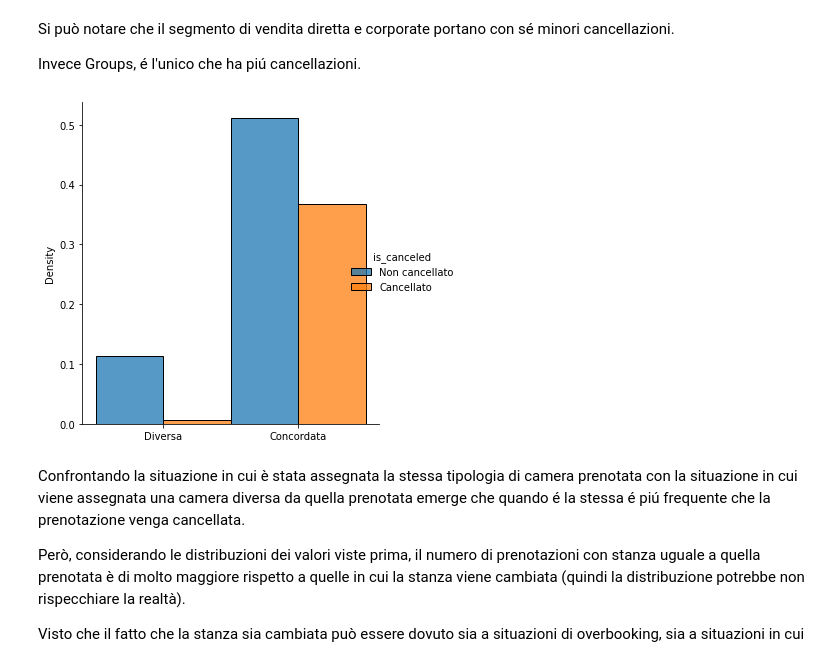
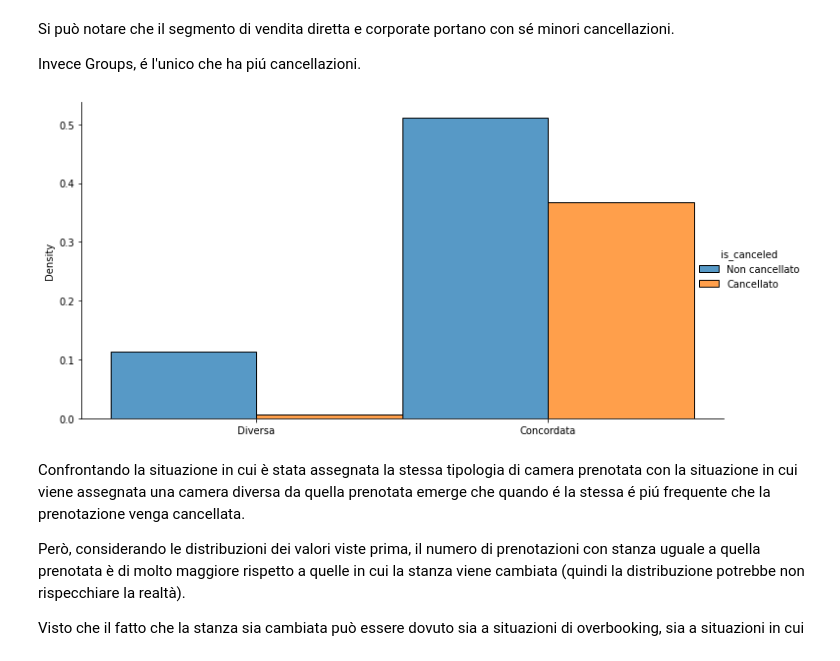
Before and after one commit to AndreaGiulianelli/hotel-booking-demand-project, a Jupyter notebook: hotel_booking_demand_project.ipynb, the cells around one changed output. Saved outputs shown, nothing was run; the diff lists cells and outputs as text; code cells hidden in the pictures.

```diff
--- a/hotel_booking_demand_project.ipynb
+++ b/hotel_booking_demand_project.ipynb
@@ -763,11 +763,11 @@ Si può notare che il segmento di vendita diretta e corporate portano con sé mi
 
 Invece Groups, é l'unico che ha piú cancellazioni.
 # %%
-g = sns.displot(x=agreed_room.map({True:"Concordata", False:"Diversa"}), hue=reservations.is_canceled, multiple="dodge", stat="density");
+g = sns.displot(x=agreed_room.map({True:"Concordata", False:"Diversa"}), hue=reservations.is_canceled, multiple="dodge", stat="density", height=5, aspect=2);
 #Imposto le label della legenda
 for t, l in zip(g._legend.texts, ["Non cancellato", "Cancellato"]): t.set_text(l)
 # %% [output]
-[figure, old version]
+[figure, new version]
 # %% [markdown]
 Confrontando la situazione in cui è stata assegnata la stessa tipologia di camera prenotata con la situazione in cui viene assegnata una camera diversa da quella prenotata emerge che quando é la stessa é piú frequente che la prenotazione venga cancellata.
 
```
